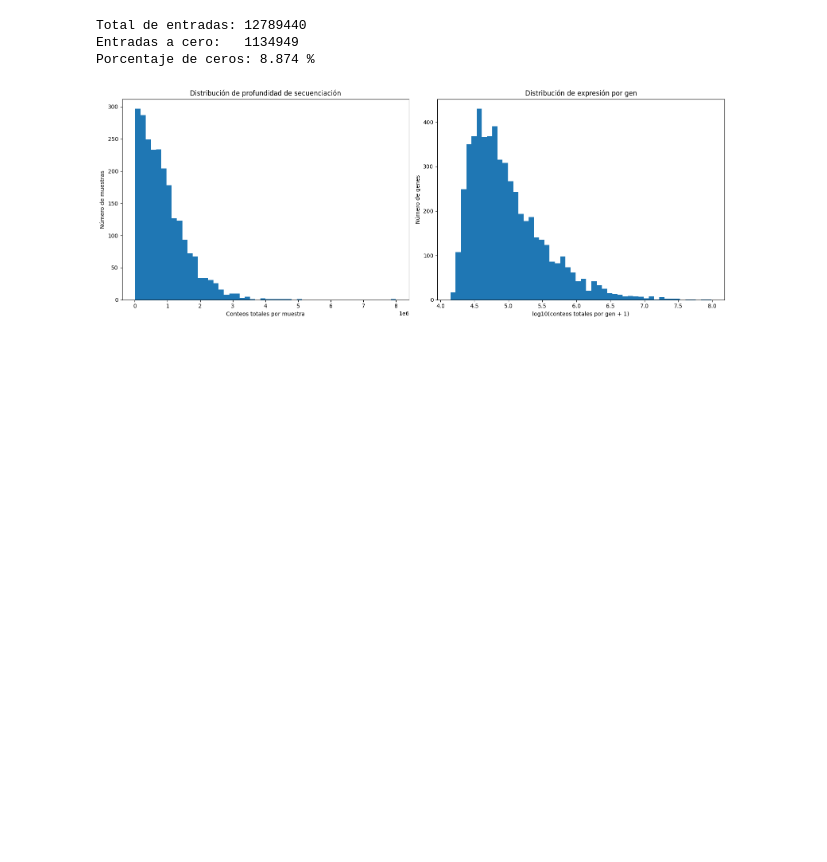
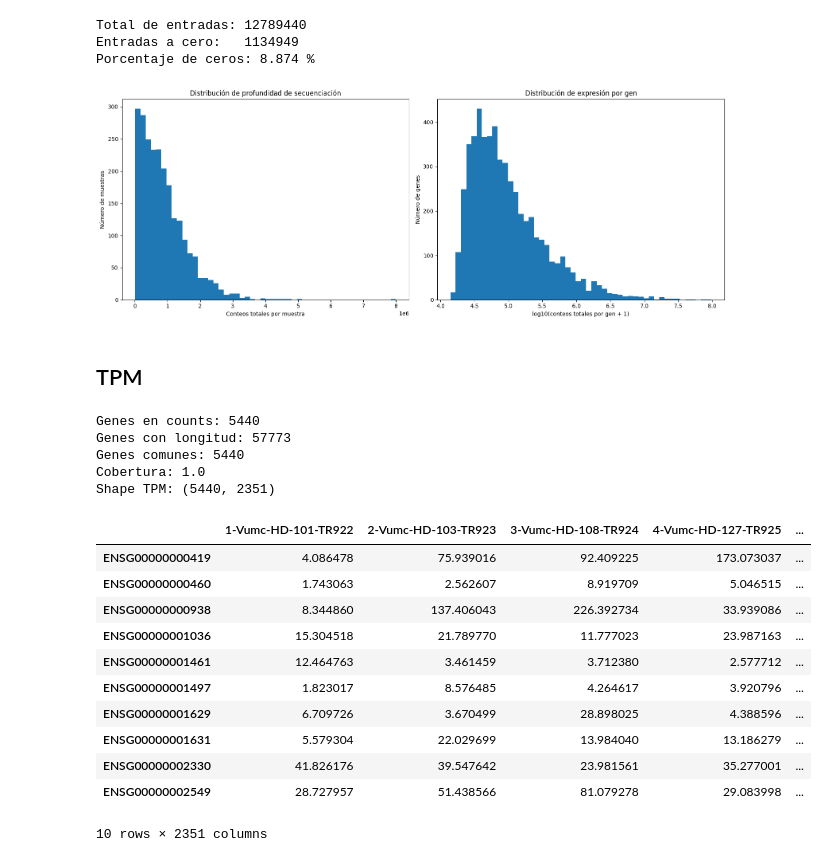
Before and after one commit to MisterMito/TFM, a Jupyter notebook: notebooks/1.0-ssic-platelet-rna-qc-and-tpm.ipynb, the cells around one changed output. Saved outputs shown, nothing was run; the diff lists cells and outputs as text; code cells hidden in the pictures; blank space fills up the shorter version.

```diff
--- a/notebooks/1.0-ssic-platelet-rna-qc-and-tpm.ipynb
+++ b/notebooks/1.0-ssic-platelet-rna-qc-and-tpm.ipynb
@@ -118,3 +119,49 @@ plt.tight_layout()
 plt.show()
 # %% [output]
 [figure]
+# %% [markdown]
+## TPM
+# %%
+# Cargar gene_lengths_bp desde el CSV
+
+gene_lengths_path = Path("../data/interim/gene_lengths_gencode_v19_grch37.csv")
+gene_lengths_df = pd.read_csv(gene_lengths_path, index_col=0)
+
+gene_lengths_bp = gene_lengths_df["gene_length_bp"]
+
+print("Genes en counts:", counts.shape[0])
+print("Genes con longitud:", gene_lengths_bp.shape[0])
+
+# Alinear por IDs
+common_genes = counts.index.intersection(gene_lengths_bp.index)
+print("Genes comunes:", len(common_genes))
+print("Cobertura:", len(common_genes) / counts.shape[0])
+
+# Calcular TPM solo para genes con longitud conocida
+tpm = compute_tpm(
+    counts=counts.loc[common_genes],
+    gene_lengths=gene_lengths_bp.loc[common_genes],
+    feature_axis=0,   # genes en filas
+    lengths_unit="bp"
+)
+
+print("Shape TPM:", tpm.shape)
+tpm.head(10)
+# %% [output]
+Genes en counts: 5440
+Genes con longitud: 57773
+Genes comunes: 5440
+Cobertura: 1.0
+Shape TPM: (5440, 2351)
+|  | 1-Vumc-HD-101-TR922 | 2-Vumc-HD-103-TR923 | 3-Vumc-HD-108-TR924 | 4-Vumc-HD-127-TR925 | ... |
+| ENSG00000000419 | 4.086478 | 75.939016 | 92.409225 | 173.073037 | ... |
+| ENSG00000000460 | 1.743063 | 2.562607 | 8.919709 | 5.046515 | ... |
+| ENSG00000000938 | 8.344860 | 137.406043 | 226.392734 | 33.939086 | ... |
+| ENSG00000001036 | 15.304518 | 21.789770 | 11.777023 | 23.987163 | ... |
+| ENSG00000001461 | 12.464763 | 3.461459 | 3.712380 | 2.577712 | ... |
+| ENSG00000001497 | 1.823017 | 8.576485 | 4.264617 | 3.920796 | ... |
+| ENSG00000001629 | 6.709726 | 3.670499 | 28.898025 | 4.388596 | ... |
+| ENSG00000001631 | 5.579304 | 22.029699 | 13.984040 | 13.186279 | ... |
+| ENSG00000002330 | 41.826176 | 39.547642 | 23.981561 | 35.277001 | ... |
+| ENSG00000002549 | 28.727957 | 51.438566 | 81.079278 | 29.083998 | ... |
+10 rows × 2351 columns
```
Also changed, not shown: parts of 1 cell of this notebook.
